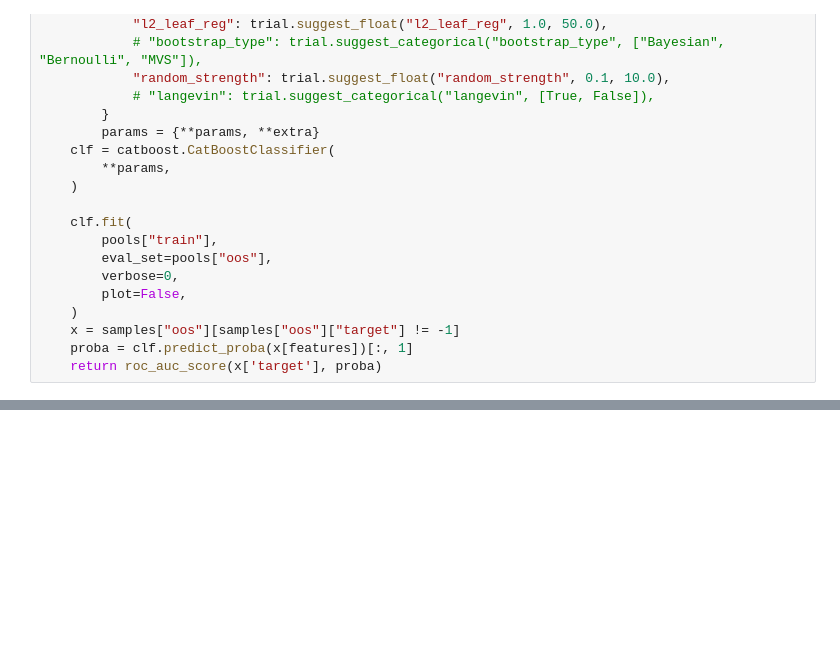
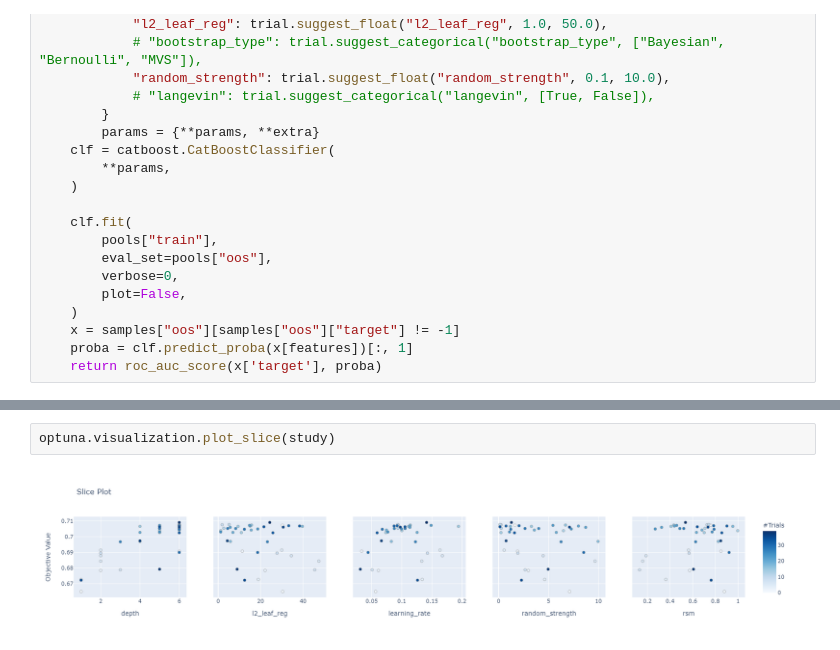
Before and after one commit to goo-goo-goo-joob/hse_credit_risk, a Jupyter notebook: alex_best_model.ipynb, the cells around one changed output, grey strips where cells are left out. Drawn from its saved outputs; the diff is of its cells as text; blank space fills up the shorter version.

```diff
--- a/alex_best_model.ipynb
+++ b/alex_best_model.ipynb
@@ -146,0 +168,4 @@ study.optimize(objective2, n_trials=40)
+# %%
+optuna.visualization.plot_slice(study)
+# %% [output]
+[figure, added]
```
Also changed, not shown: parts of 11 cells of this notebook, 3 other files.
